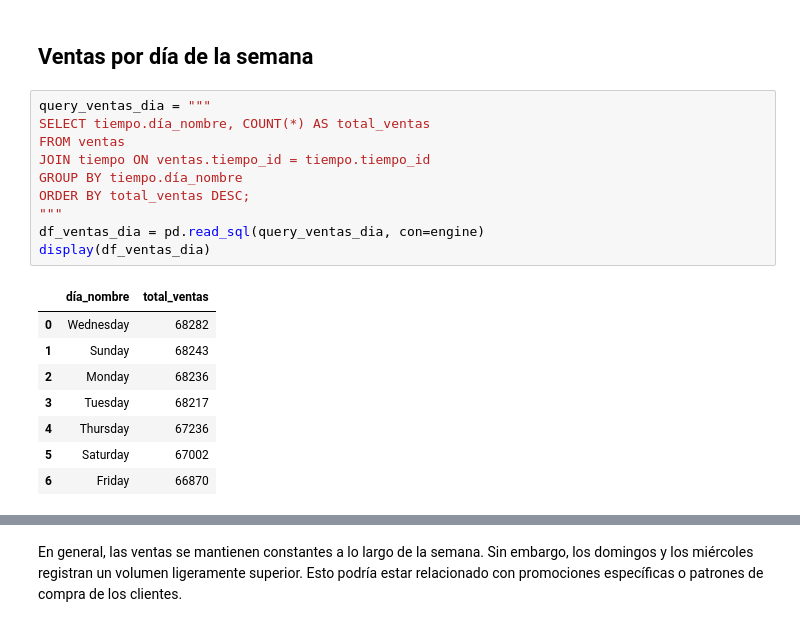
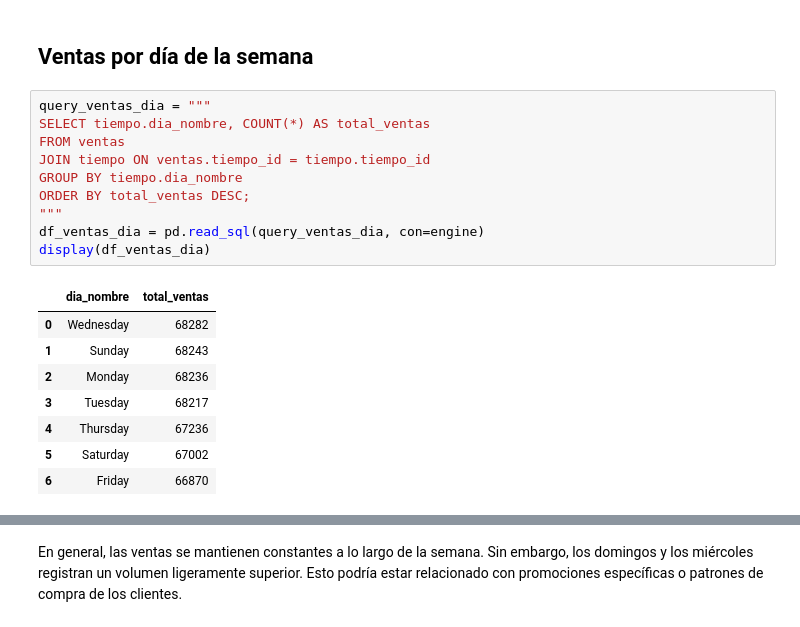
Before and after one commit to AndresR2002/mega-inventory-optimizer, a Jupyter notebook: eda/03_dates_exploration.ipynb, the cells around one changed output, grey strips where cells are left out. Saved outputs shown, nothing was run; the diff lists cells and outputs as text.

Commit message:
fix: Change in column names in the time table

```diff
--- a/eda/03_dates_exploration.ipynb
+++ b/eda/03_dates_exploration.ipynb
@@ -98,16 +98,16 @@ Se observa que la primera mitad del año presenta un volumen alto de ventas, con
 ## Ventas por día de la semana
 # %%
 query_ventas_dia = """
-SELECT tiempo.día_nombre, COUNT(*) AS total_ventas
+SELECT tiempo.dia_nombre, COUNT(*) AS total_ventas
 FROM ventas
 JOIN tiempo ON ventas.tiempo_id = tiempo.tiempo_id
-GROUP BY tiempo.día_nombre
+GROUP BY tiempo.dia_nombre
 ORDER BY total_ventas DESC;
 """
 df_ventas_dia = pd.read_sql(query_ventas_dia, con=engine)
 display(df_ventas_dia)
 # %% [output]
-|  | día_nombre | total_ventas |
+|  | dia_nombre | total_ventas |
 | 0 | Wednesday | 68282 |
 | 1 | Sunday | 68243 |
 | 2 | Monday | 68236 |
```
Also changed, not shown: parts of 7 cells of this notebook, 6 other files.
